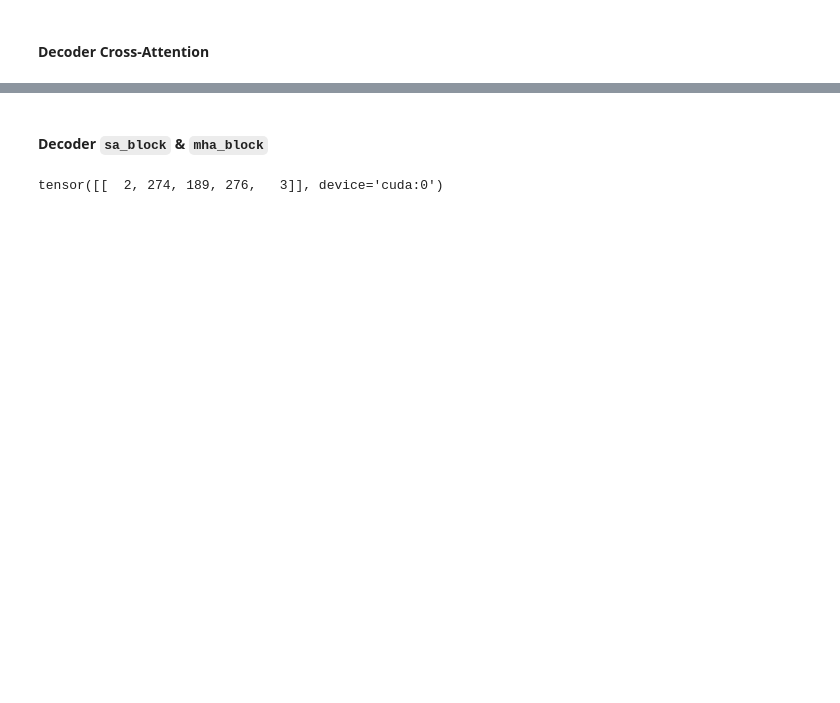
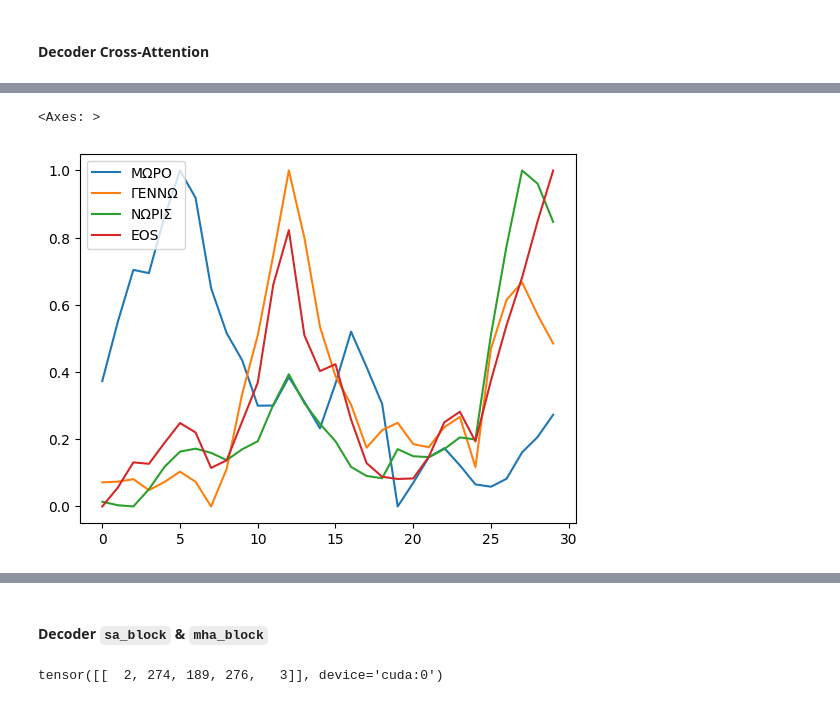
Before and after one commit to pedroodb/sign_attention, a Jupyter notebook: src/interp.ipynb, the cells around one changed output, grey strips where cells are left out. Saved outputs shown, nothing was run; the diff lists cells and outputs as text; code cells hidden in the pictures; blank space fills up the shorter version.

```diff
--- a/src/interp.ipynb
+++ b/src/interp.ipynb
@@ -206,0 +318,9 @@ plot_decoder_layers(
+# %%
+import pandas as pd
+%matplotlib inline
+df_attn_weights = pd.DataFrame(attn_weights.T)
+df_attn_weights.columns = tgt_sent
+sns.lineplot(df_attn_weights, dashes=False)
+# %% [output]
+<Axes: >
+[figure, added]
```
Also changed, not shown: parts of 15 cells of this notebook.
